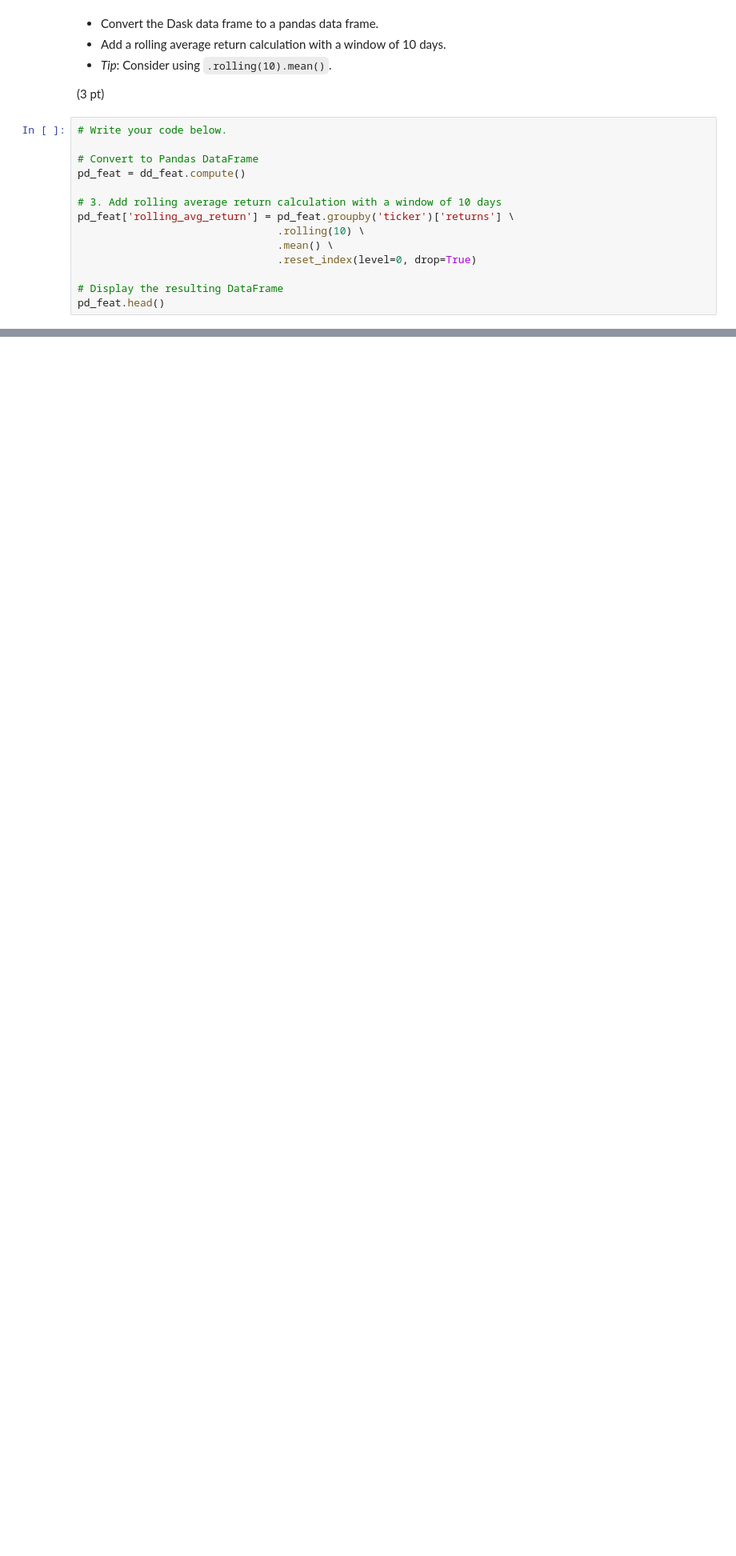
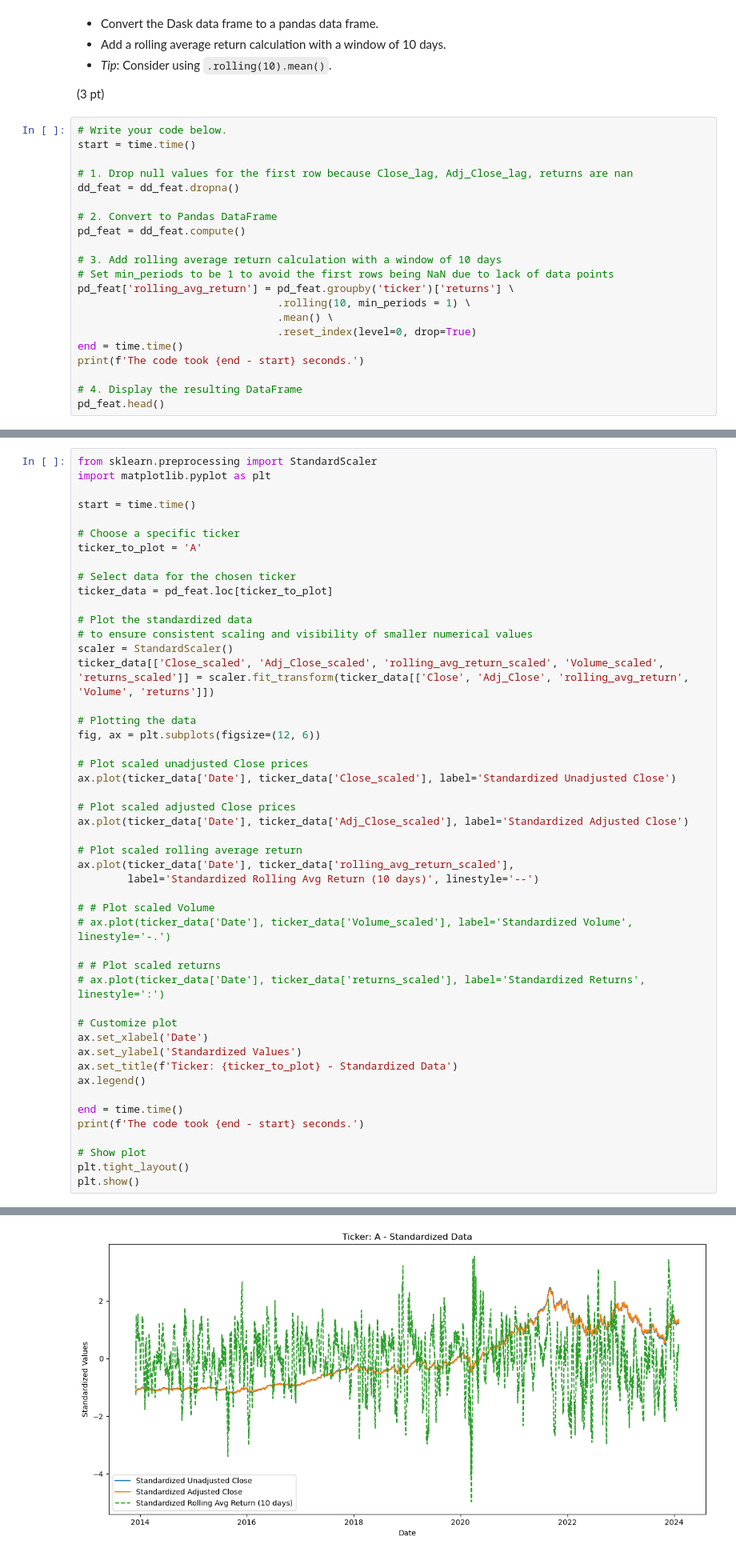
Before and after one commit to renrihui8415/scaling_to_production, a Jupyter notebook: 02_activities/assignments/assignment_1.ipynb, the cells around one changed output, grey strips where cells are left out. Shown: that part at 80% size. Saved outputs shown, nothing was run; the diff lists cells and outputs as text; blank space fills up the shorter version.

```diff
--- a/02_activities/assignments/assignment_1.ipynb
+++ b/02_activities/assignments/assignment_1.ipynb
@@ -189,15 +224,22 @@ ValueError: empty urlpath sequence
 (3 pt)
 # %%
 # Write your code below.
+start = time.time()
 
-# Convert to Pandas DataFrame
+# 1. Drop null values for the first row because Close_lag, Adj_Close_lag, returns are nan
+dd_feat = dd_feat.dropna()
+
+# 2. Convert to Pandas DataFrame
 pd_feat = dd_feat.compute()
 
 # 3. Add rolling average return calculation with a window of 10 days
+# Set min_periods to be 1 to avoid the first rows being NaN due to lack of data points
 pd_feat['rolling_avg_return'] = pd_feat.groupby('ticker')['returns'] \
-                                .rolling(10) \
+                                .rolling(10, min_periods = 1) \
                                 .mean() \
                                 .reset_index(level=0, drop=True)
+end = time.time()
+print(f'The code took {end - start} seconds.')
 
-# Display the resulting DataFrame
+# 4. Display the resulting DataFrame
 pd_feat.head()
@@ -210,0 +273,49 @@ Please comment:
+# %%
+from sklearn.preprocessing import StandardScaler
+import matplotlib.pyplot as plt
+
+start = time.time()
+
+# Choose a specific ticker
+ticker_to_plot = 'A'
+
+# Select data for the chosen ticker
+ticker_data = pd_feat.loc[ticker_to_plot]
+
+# Plot the standardized data
+# to ensure consistent scaling and visibility of smaller numerical values
+scaler = StandardScaler()
+ticker_data[['Close_scaled', 'Adj_Close_scaled', 'rolling_avg_return_scaled', 'Volume_scaled', 'returns_scaled']] = scaler.fit_transform(ticker_data[['Close', 'Adj_Close', 'rolling_avg_return', 'Volume', 'returns']])
+
+# Plotting the data
+fig, ax = plt.subplots(figsize=(12, 6))
+
+# Plot scaled unadjusted Close prices
+ax.plot(ticker_data['Date'], ticker_data['Close_scaled'], label='Standardized Unadjusted Close')
+
+# Plot scaled adjusted Close prices
+ax.plot(ticker_data['Date'], ticker_data['Adj_Close_scaled'], label='Standardized Adjusted Close')
+
+# Plot scaled rolling average return
+ax.plot(ticker_data['Date'], ticker_data['rolling_avg_return_scaled'],
+        label='Standardized Rolling Avg Return (10 days)', linestyle='--')
+
+# # Plot scaled Volume
+# ax.plot(ticker_data['Date'], ticker_data['Volume_scaled'], label='Standardized Volume', linestyle='-.')
+
+# # Plot scaled returns
+# ax.plot(ticker_data['Date'], ticker_data['returns_scaled'], label='Standardized Returns', linestyle=':')
+
+# Customize plot
+ax.set_xlabel('Date')
+ax.set_ylabel('Standardized Values')
+ax.set_title(f'Ticker: {ticker_to_plot} - Standardized Data')
+ax.legend()
+
+end = time.time()
+print(f'The code took {end - start} seconds.')
+
+# Show plot
+plt.tight_layout()
+plt.show()
+# %% [output]
@@ -211,3 +323,4 @@ Please comment:
+[figure, added]
 # %% [markdown]
 ## Criteria
 
```
Also changed, not shown: parts of 10 cells of this notebook.
